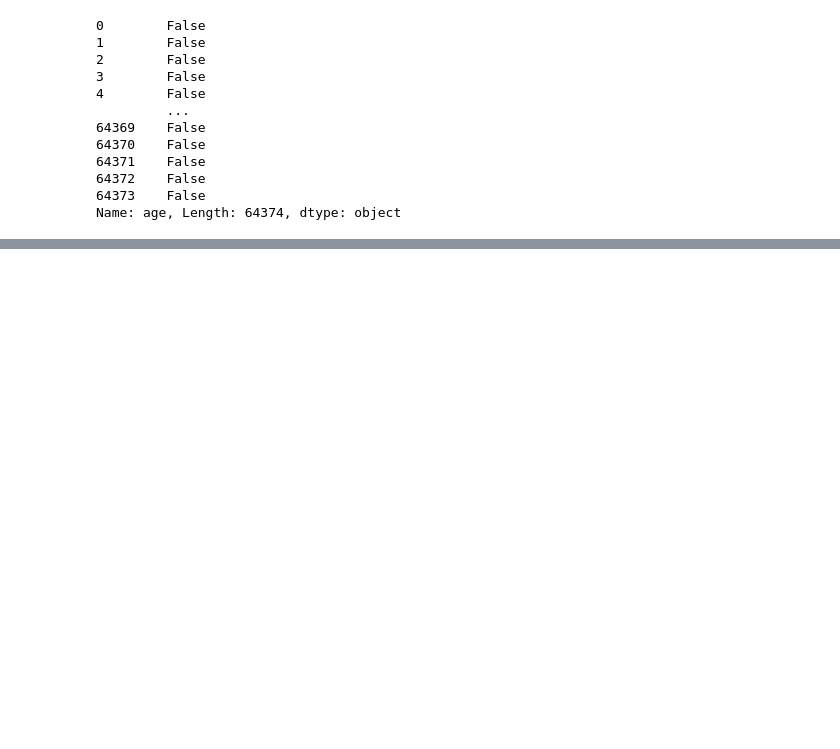
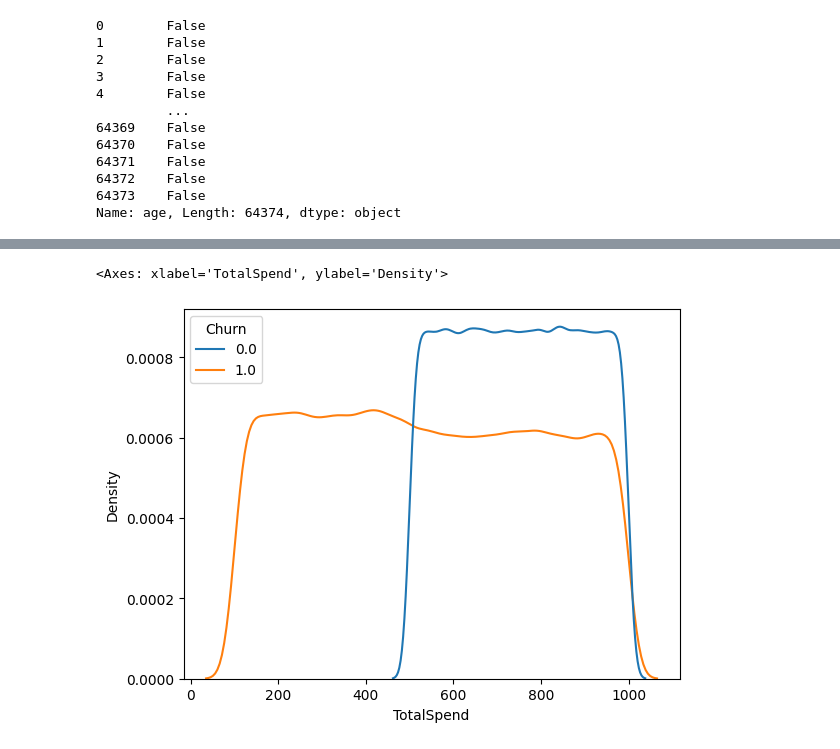
Before and after one commit to lelayf/churn-analysis, a Jupyter notebook: CustomerChurn.ipynb, the cells around one changed output, grey strips where cells are left out. Cells and saved outputs as stored; diff of their text form; code cells hidden in the pictures; blank space fills up the shorter version.

```diff
--- a/CustomerChurn.ipynb
+++ b/CustomerChurn.ipynb
@@ -132,0 +284,5 @@ Name: age, Length: 64374, dtype: object
+# %%
+sns.kdeplot(data = ctrain, x = 'TotalSpend' , hue = 'Churn')
+# %% [output]
+<Axes: xlabel='TotalSpend', ylabel='Density'>
+[figure, added]
```
Also changed, not shown: parts of 24 cells of this notebook.
